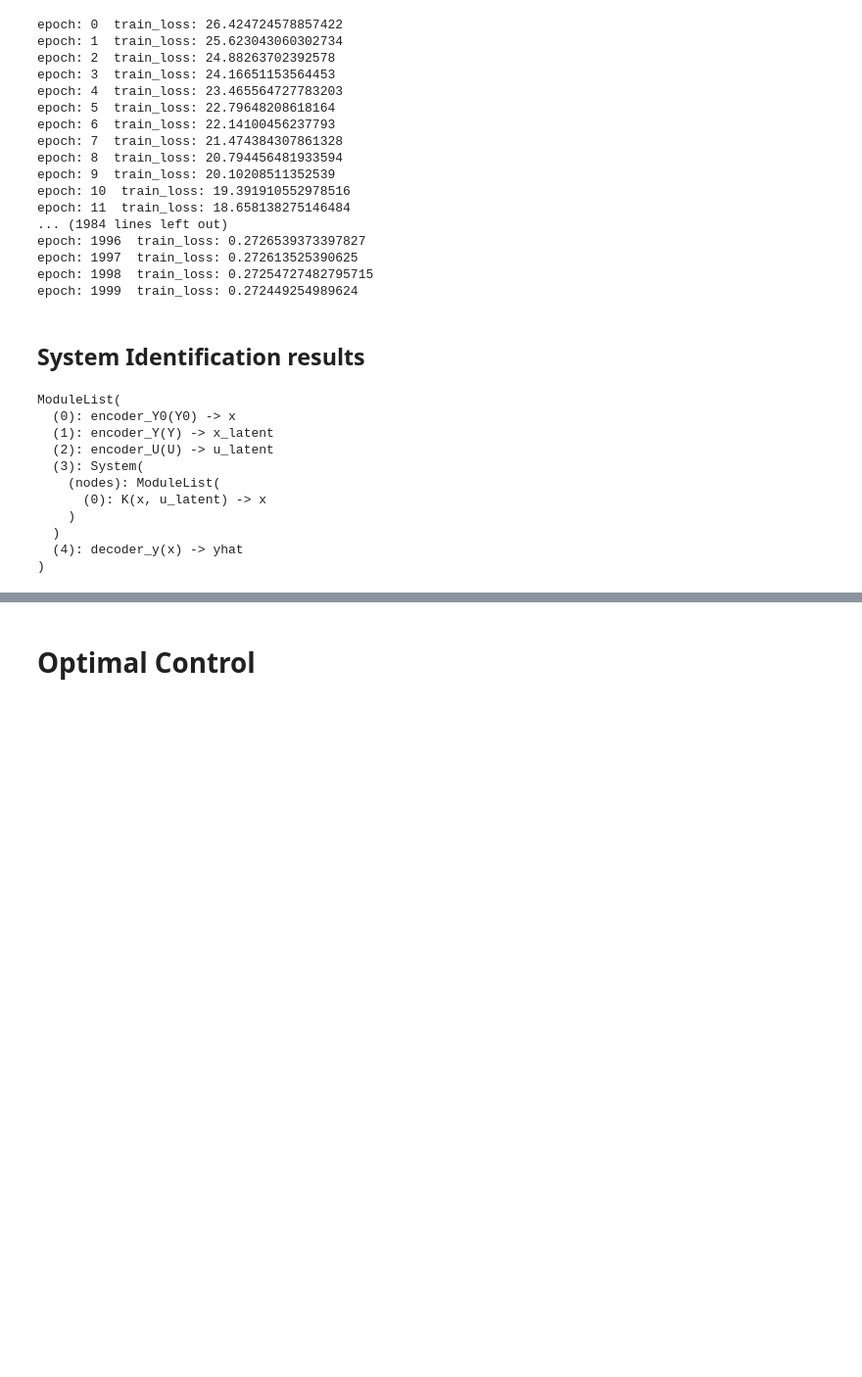
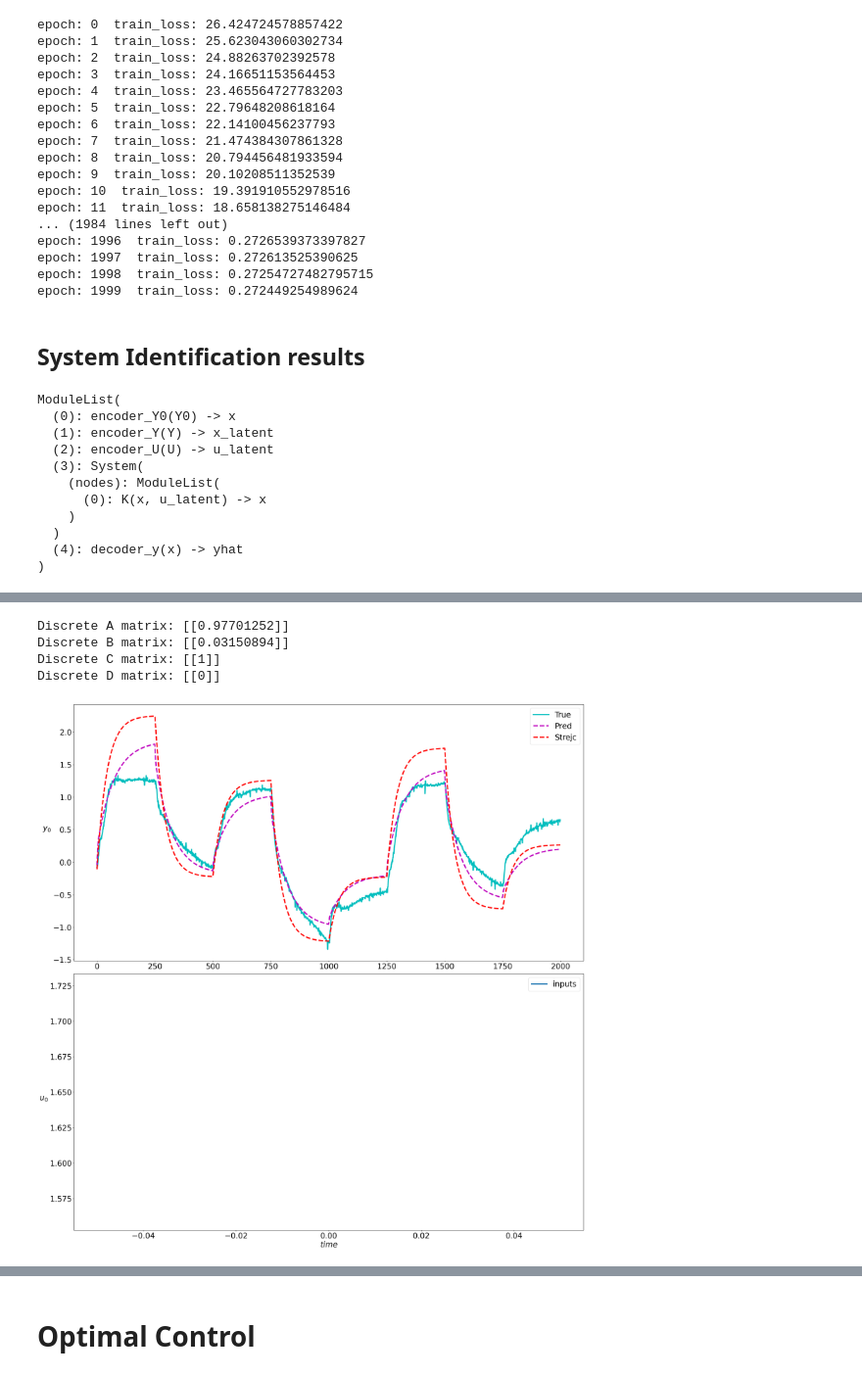
Before and after one commit to heviga/Prediktivne-riadenie-vymennika-tepla-s-vyuzitim-Koopmanovho-modelu, a Jupyter notebook: code/sem2025/DeepKoopman_wC.ipynb, the cells around one changed output, grey strips where cells are left out. Shown at 98% size. Drawn from its saved outputs; the diff is of its cells as text; code cells hidden in the pictures; blank space fills up the shorter version.

```diff
--- a/code/sem2025/DeepKoopman_wC.ipynb
+++ b/code/sem2025/DeepKoopman_wC.ipynb
@@ -547,4 +519,4 @@ ModuleList(
 )
 # %%
 # update the rollout length based on the test data
-problem.nodes[3].nsteps = 3600
+problem.nodes[3].nsteps = 2000
@@ -563,5 +551,5 @@ IndexError: index 2000 is out of bounds for dimension 1 with size 2000
 # %%
-problem_baseline.nodes[3].nsteps = 3600
+problem_baseline.nodes[3].nsteps = 2000
 
 start = tim.time()
 test_outputs = problem_baseline.step(test_data)
@@ -581,8 +573,8 @@ np.mean((pred_traj - true_traj) ** 2)
 from scipy.signal import cont2discrete
 
 # Given parameters
-gain = 0.9669039581491512    # Example gain
-tau = 69  # Example time constant
+gain = 1.3707   # Example gain
+tau = 43# Example time constant
 T = 1    # Sampling time (choose based on your application)
 
 # Continuous-time state-space matrices
@@ -602,12 +594,17 @@ print("Discrete A matrix:", A_d)
 print("Discrete B matrix:", B_d)
 print("Discrete C matrix:", C_d)
 print("Discrete D matrix:", D_d)
+# %% [output]
+Discrete A matrix: [[0.97701252]]
+Discrete B matrix: [[0.03150894]]
+Discrete C matrix: [[1]]
+Discrete D matrix: [[0]]
 # %%
 x0 = test_data['Y0'][0].detach().numpy()
 input_traj = test_data['U'].detach().numpy()[0]
-y_strejc = np.zeros((nx, 3601))
+y_strejc = np.zeros((nx, 2001))
 y_strejc[:, 0] = x0
-for i in range(3600):
+for i in range(2000):
     y_strejc[:,i+1] = A_d @ y_strejc[:,i] + B_d @ input_traj[i]
     #if i%50 == 0 and i<3599:
     #    y_strejc[:,i+1] = true_traj[:,i]
@@ -615,29 +612,31 @@ y_strejc = y_strejc.T
 # %%
 # plot trajectories
 figsize = 25
 fig, ax = plt.subplots(nx + nu, figsize=(figsize, figsize))
-part = 3600
+part = 2000
 
 x_labels = [f'$y_{k}$' for k in range(len(true_traj))]
 for row, (t1, t2, t3, t4, label) in enumerate(zip(true_traj, pred_traj, y_strejc.T, baseline_y, x_labels)):
     axe = ax[row]
     axe.set_ylabel(label, rotation=0, labelpad=20, fontsize=figsize)
     axe.plot(t1[:part], 'c', linewidth=4.0, label='True')
     axe.plot(t2[:part], 'm--', linewidth=4.0, label='Pred')
     axe.plot(t3[:part], 'r--', linewidth=4.0, label='Strejc')
     axe.tick_params(labelbottom=False, labelsize=figsize)
 axe.tick_params(labelbottom=True, labelsize=figsize)
 axe.legend(fontsize=figsize)
 
 u_labels = [f'$u_{k}$' for k in range(1)]
 for row, (u, label) in enumerate(zip(input_traj, u_labels)):
     axe = ax[1]# ax[row+nx]
     axe.plot(u[:part].T, linewidth=4.0, label='inputs')
     axe.legend(fontsize=figsize)
     axe.set_ylabel(label, rotation=0, labelpad=20, fontsize=figsize)
     axe.tick_params(labelbottom=True, labelsize=figsize)
 
 ax[-1].set_xlabel('$time$', fontsize=figsize)
 plt.tight_layout()
+# %% [output]
+[figure, added]
 # %%
 true_traj[0]
```
Also changed, not shown: parts of 23 cells of this notebook, 14 other files.
